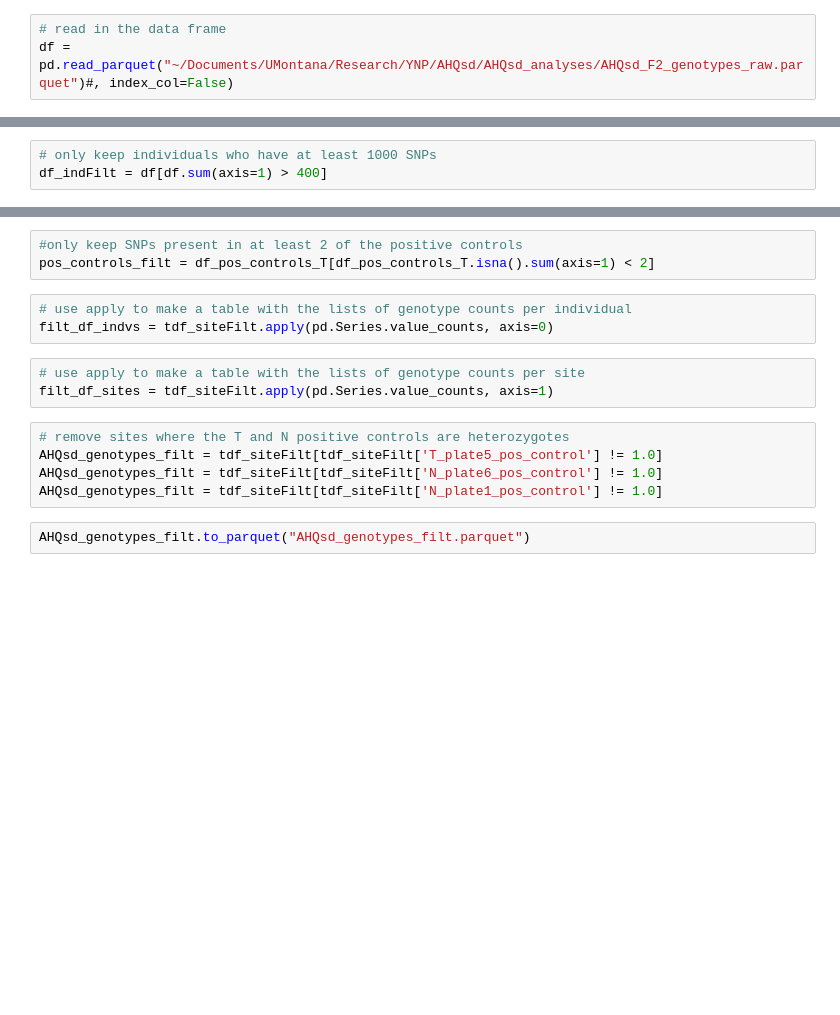
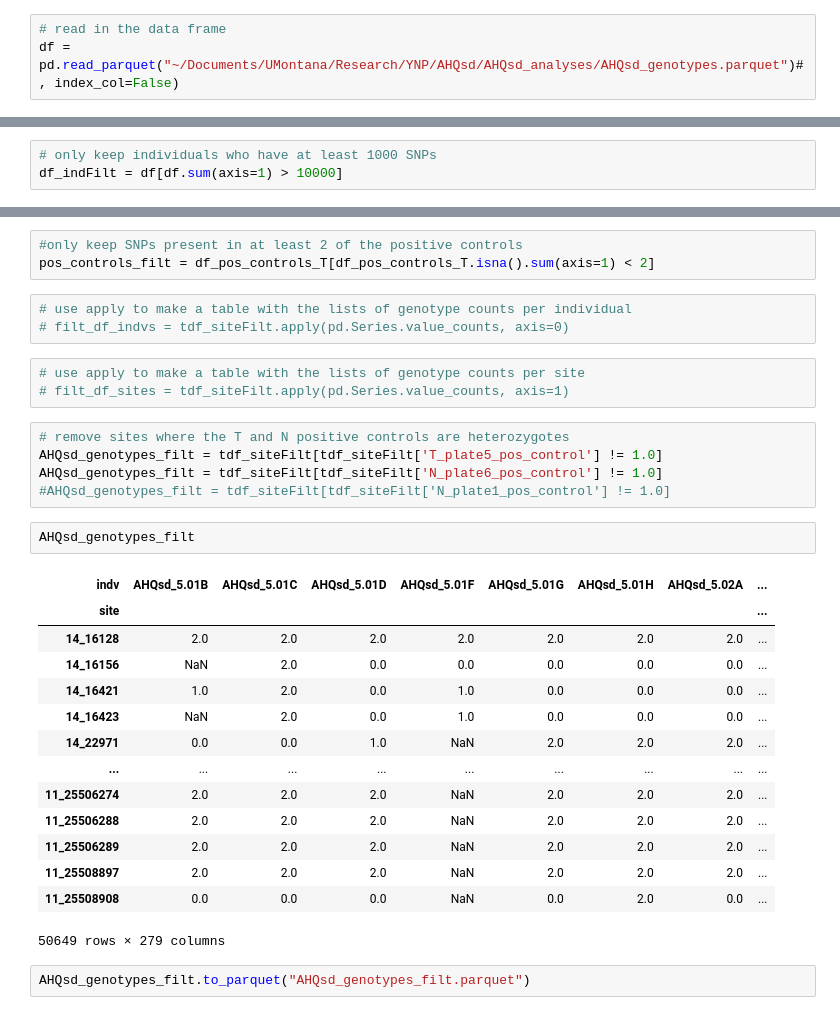
Before and after one commit to bergcolette/AHQsd_analyses, a Jupyter notebook: SNP_filtering.ipynb, the cells around one changed output, grey strips where cells are left out. Saved outputs shown, nothing was run; the diff lists cells and outputs as text; blank space fills up the shorter version.

Commit message:
edits to filt/windowing based on moving files around & editing the paths

```diff
--- a/SNP_filtering.ipynb
+++ b/SNP_filtering.ipynb
@@ -6,13 +6,13 @@ from pandas.api.types import is_numeric_dtype
 import glob
 # %%
 # read in the data frame
-df = pd.read_parquet("~/Documents/UMontana/Research/YNP/AHQsd/AHQsd_analyses/AHQsd_F2_genotypes_raw.parquet")#, index_col=False)
+df = pd.read_parquet("~/Documents/UMontana/Research/YNP/AHQsd/AHQsd_analyses/AHQsd_genotypes.parquet")#, index_col=False)
 # %%
 # replace -1 with NaNs
 df = df.replace(-1,np.NaN)
 # %%
 # only keep individuals who have at least 1000 SNPs
-df_indFilt = df[df.sum(axis=1) > 400]
+df_indFilt = df[df.sum(axis=1) > 10000]
 # %%
 # rename columns with positive controls
 df_indFilt = df_indFilt.replace(to_replace='AHQsd_5.11C', value="T_plate5_pos_control")
@@ -39,14 +39,31 @@ df_pos_controls_T = df_pos_controls.set_index('indv').T
 pos_controls_filt = df_pos_controls_T[df_pos_controls_T.isna().sum(axis=1) < 2]
 # %%
 # use apply to make a table with the lists of genotype counts per individual
-filt_df_indvs = tdf_siteFilt.apply(pd.Series.value_counts, axis=0)
+# filt_df_indvs = tdf_siteFilt.apply(pd.Series.value_counts, axis=0)
 # %%
 # use apply to make a table with the lists of genotype counts per site
-filt_df_sites = tdf_siteFilt.apply(pd.Series.value_counts, axis=1)
+# filt_df_sites = tdf_siteFilt.apply(pd.Series.value_counts, axis=1)
 # %%
 # remove sites where the T and N positive controls are heterozygotes
 AHQsd_genotypes_filt = tdf_siteFilt[tdf_siteFilt['T_plate5_pos_control'] != 1.0]
 AHQsd_genotypes_filt = tdf_siteFilt[tdf_siteFilt['N_plate6_pos_control'] != 1.0]
-AHQsd_genotypes_filt = tdf_siteFilt[tdf_siteFilt['N_plate1_pos_control'] != 1.0]
+#AHQsd_genotypes_filt = tdf_siteFilt[tdf_siteFilt['N_plate1_pos_control'] != 1.0]
+# %%
+AHQsd_genotypes_filt
+# %% [output]
+| indv | AHQsd_5.01B | AHQsd_5.01C | AHQsd_5.01D | AHQsd_5.01F | AHQsd_5.01G | AHQsd_5.01H | AHQsd_5.02A | ... |
+| site |  |  |  |  |  |  |  | ... |
+| 14_16128 | 2.0 | 2.0 | 2.0 | 2.0 | 2.0 | 2.0 | 2.0 | ... |
+| 14_16156 | NaN | 2.0 | 0.0 | 0.0 | 0.0 | 0.0 | 0.0 | ... |
+| 14_16421 | 1.0 | 2.0 | 0.0 | 1.0 | 0.0 | 0.0 | 0.0 | ... |
+| 14_16423 | NaN | 2.0 | 0.0 | 1.0 | 0.0 | 0.0 | 0.0 | ... |
+| 14_22971 | 0.0 | 0.0 | 1.0 | NaN | 2.0 | 2.0 | 2.0 | ... |
+| ... | ... | ... | ... | ... | ... | ... | ... | ... |
+| 11_25506274 | 2.0 | 2.0 | 2.0 | NaN | 2.0 | 2.0 | 2.0 | ... |
+| 11_25506288 | 2.0 | 2.0 | 2.0 | NaN | 2.0 | 2.0 | 2.0 | ... |
+| 11_25506289 | 2.0 | 2.0 | 2.0 | NaN | 2.0 | 2.0 | 2.0 | ... |
+| 11_25508897 | 2.0 | 2.0 | 2.0 | NaN | 2.0 | 2.0 | 2.0 | ... |
+| 11_25508908 | 0.0 | 0.0 | 0.0 | NaN | 0.0 | 2.0 | 0.0 | ... |
+50649 rows × 279 columns
 # %%
 AHQsd_genotypes_filt.to_parquet("AHQsd_genotypes_filt.parquet")
```
Also changed, not shown: 2 other files.
